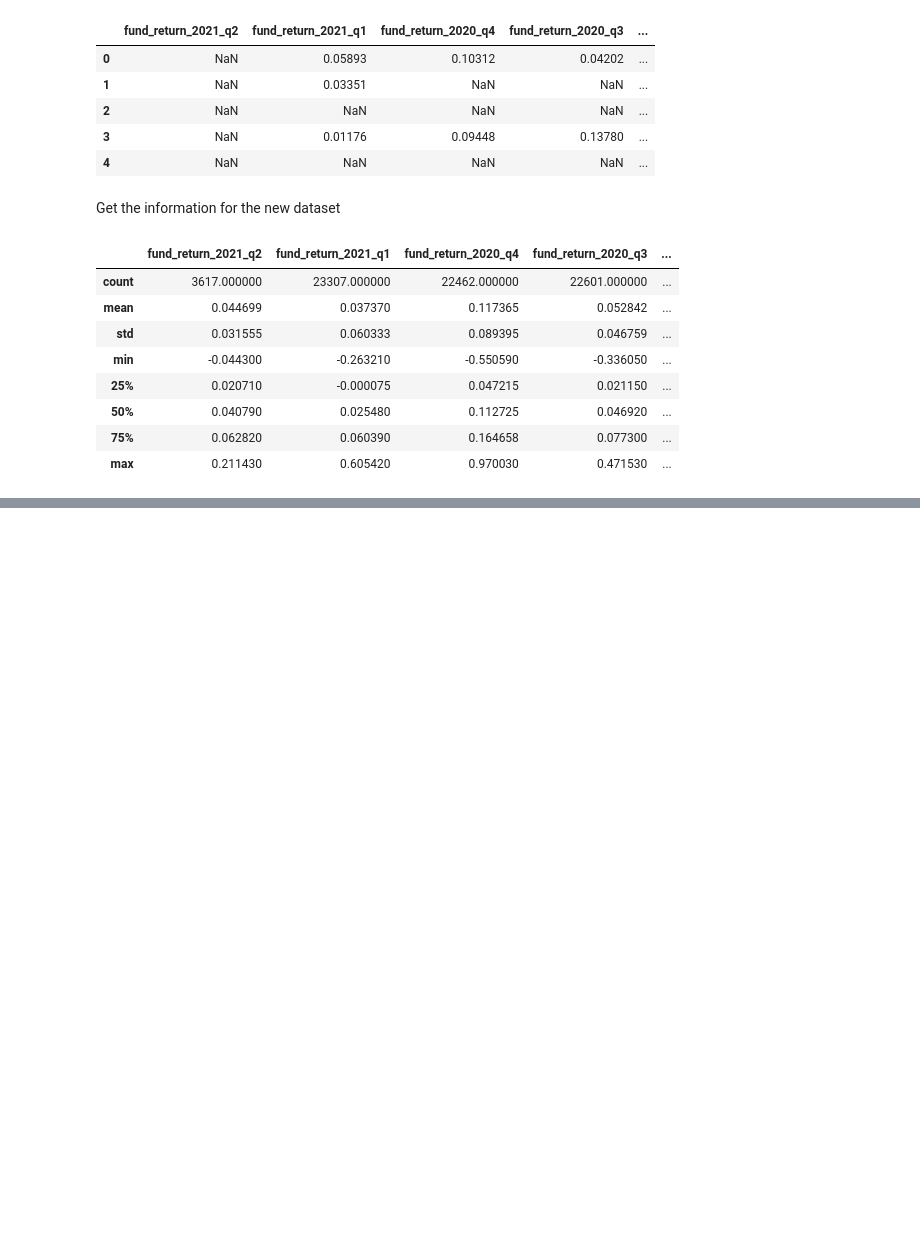
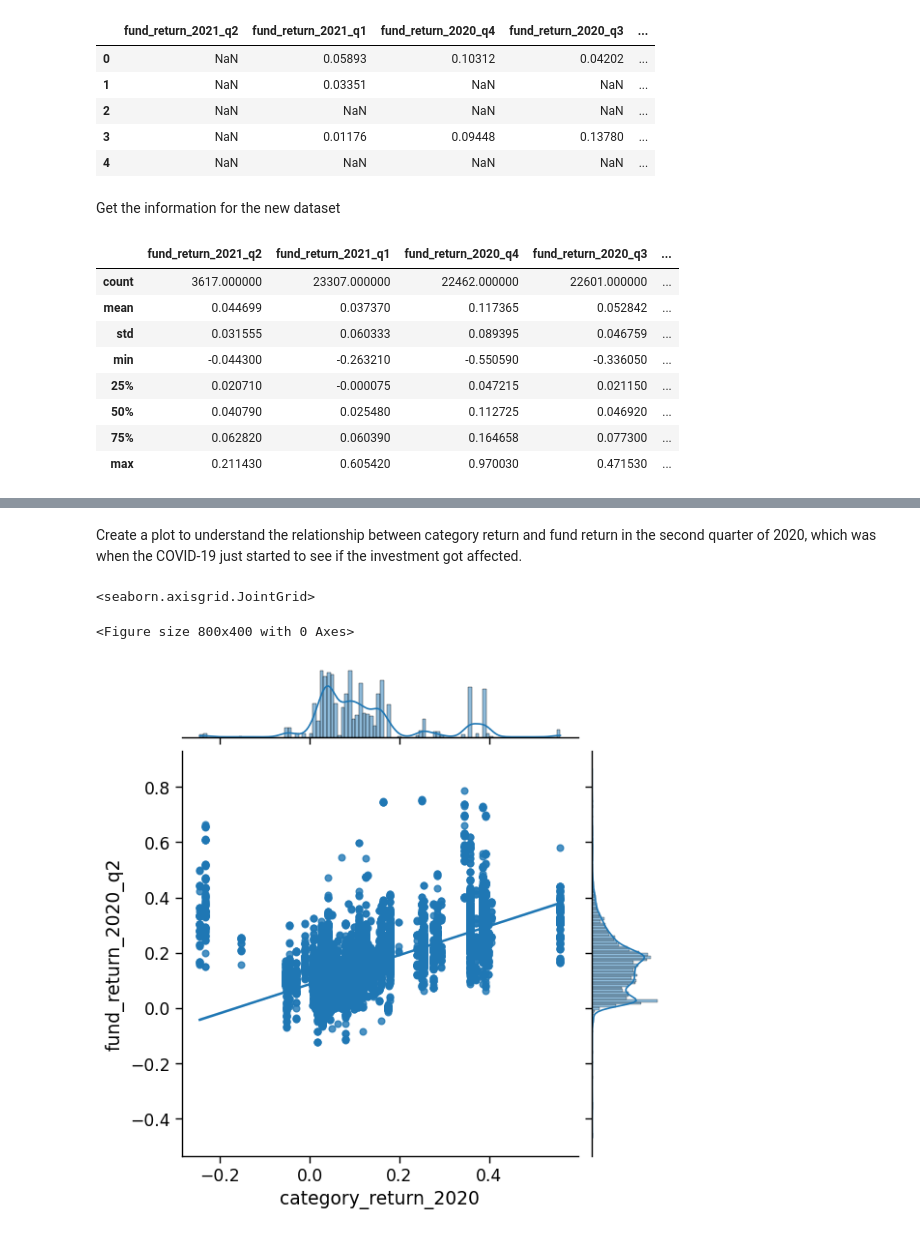
Before and after one commit to ubco-W2022T2-data301/project-group-group-57, a Jupyter notebook: analysis/analysis_George_Hsu.ipynb, the cells around one changed output, grey strips where cells are left out. Cells and saved outputs as stored; diff of their text form; code cells hidden in the pictures; blank space fills up the shorter version.

```diff
--- a/analysis/analysis_George_Hsu.ipynb
+++ b/analysis/analysis_George_Hsu.ipynb
@@ -75,7 +75,7 @@ print(df.columns.tolist())
 # %% [markdown]
 Create a new dataset that keeps the data I need
 # %%
-df1 = df[['fund_return_2021_q2', 'fund_return_2021_q1', 'fund_return_2020_q4', 'fund_return_2020_q3', 'fund_return_2020_q2', 'category_return_2020']]
+df1 = df[['fund_return_2021_q2', 'fund_return_2021_q1', 'fund_return_2020_q4', 'fund_return_2020_q3', 'fund_return_2020_q2', 'category_return_2020', 'fund_return_2020']]
 df1.head()
 # %% [output]
 |  | fund_return_2021_q2 | fund_return_2021_q1 | fund_return_2020_q4 | fund_return_2020_q3 | ... |
@@ -105,0 +135,12 @@ plt.show()
+# %% [markdown]
+Create a plot to understand the relationship between category return and fund return in the second quarter of 2020, which was when the COVID-19 just started to see if the investment got affected.
+# %%
+plt.figure(figsize=(8,4))
+
+sns.set_context('paper', font_scale=1.4)
+
+sns.jointplot(x='category_return_2020', y='fund_return_2020_q2', data=df1, kind="reg")
+# %% [output]
+<seaborn.axisgrid.JointGrid>
+<Figure size 800x400 with 0 Axes>
+[figure, added]
```
Also changed, not shown: parts of 12 cells of this notebook.
